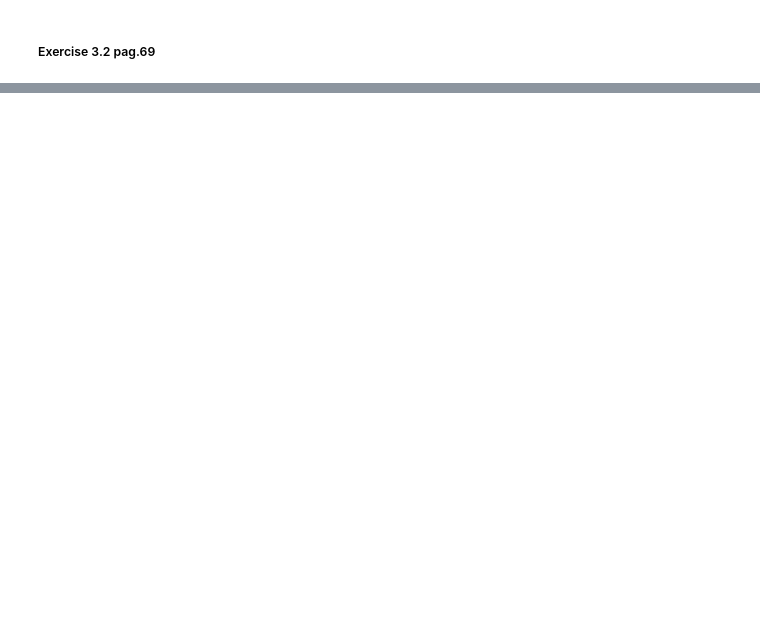
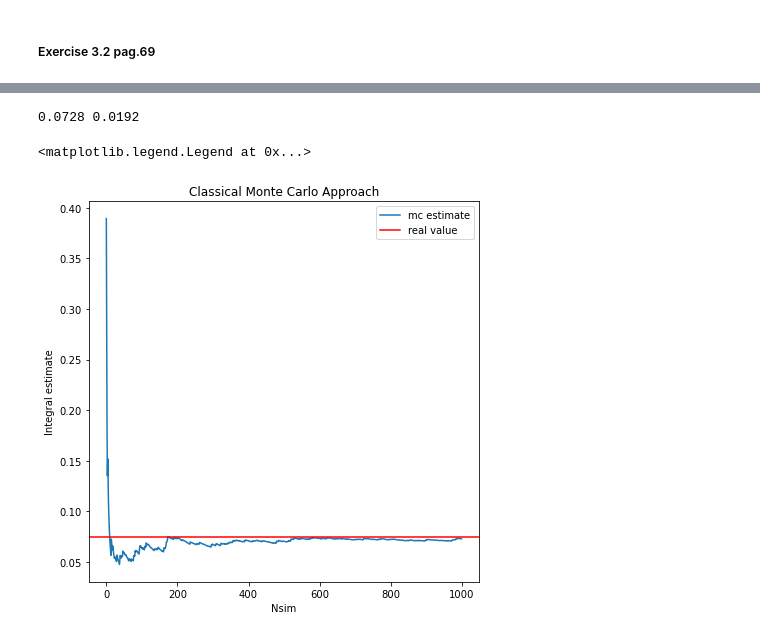
Before and after one commit to giorgiobini/Introducing-Monte-Carlo-Methods-with-Python, a Jupyter notebook: Chapter3.ipynb, the cells around one changed output, grey strips where cells are left out. Drawn from its saved outputs; the diff is of its cells as text; code cells hidden in the pictures; blank space fills up the shorter version.

```diff
--- a/Chapter3.ipynb
+++ b/Chapter3.ipynb
@@ -161,0 +384,20 @@ table3_1
+# %%
+Nsim = 10**3
+x = norm.rvs(size = Nsim)
+y = np.exp(-(x-3)**2 /2) + np.exp(-(x-6)**2 /2)
+mc_estimate = np.mean(y) #mean(h_n)
+variance_estimate = 1/(Nsim - 1) * np.sum((y - mc_estimate)**2)
+print(np.round(mc_estimate,4),  np.round(variance_estimate,4))
+# %% [output]
+0.0728 0.0192
+# %%
+fig, ax = plt.subplots(1,1,figsize=(7,7))
+ax.plot(np.arange(Nsim), np.cumsum(y)/np.arange(1,Nsim+1), label = 'mc estimate')
+ax.axhline(0.0746, color = 'r', label = 'real value') #1-norm.cdf(4.5) is like norm.cdf(-4.5)
+ax.set_xlabel('Nsim')
+ax.set_ylabel('Integral estimate')
+ax.set_title('Classical Monte Carlo Approach')
+ax.legend()
+# %% [output]
+<matplotlib.legend.Legend at 0x...>
+[figure, added]
```
Also changed, not shown: parts of 39 cells of this notebook, 1 other file.
